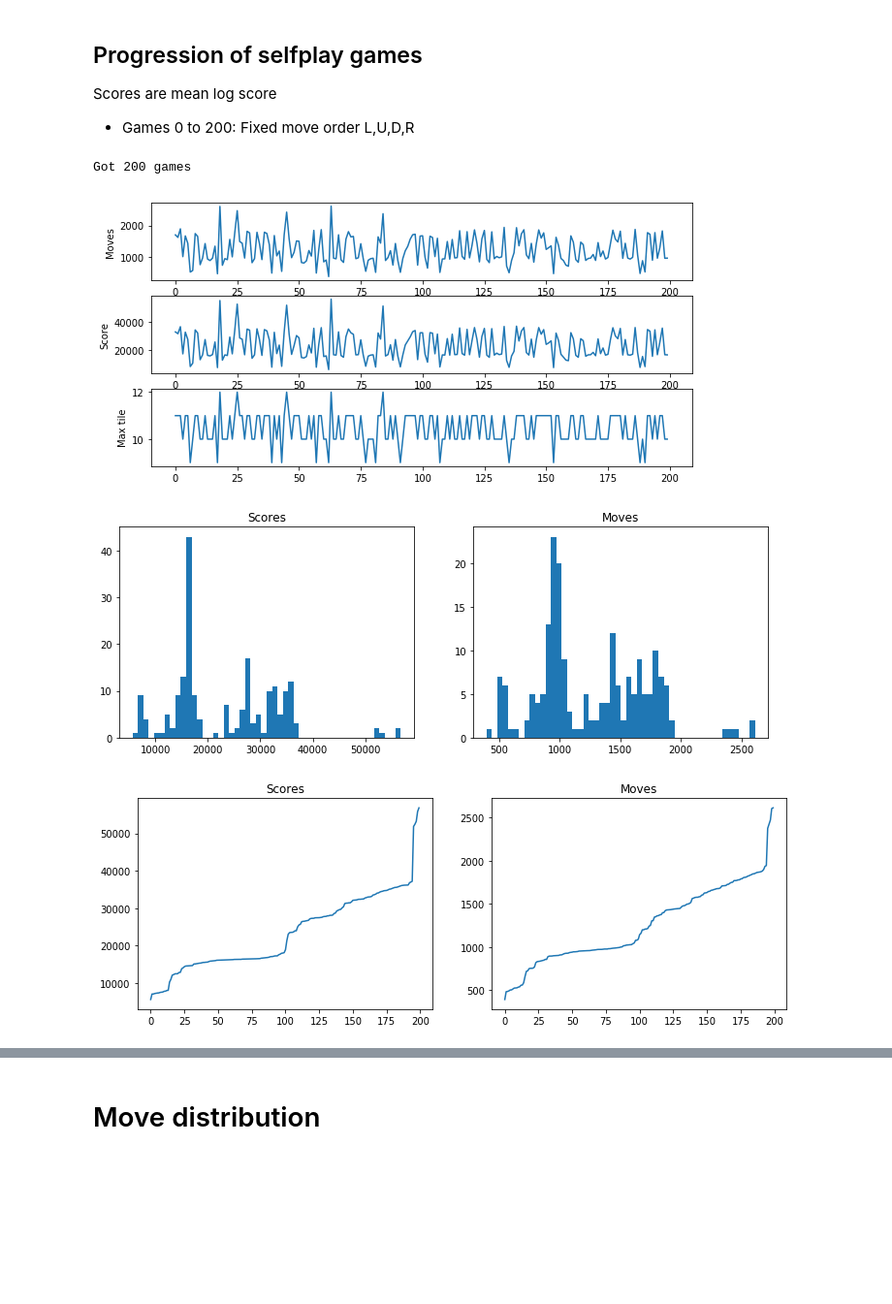
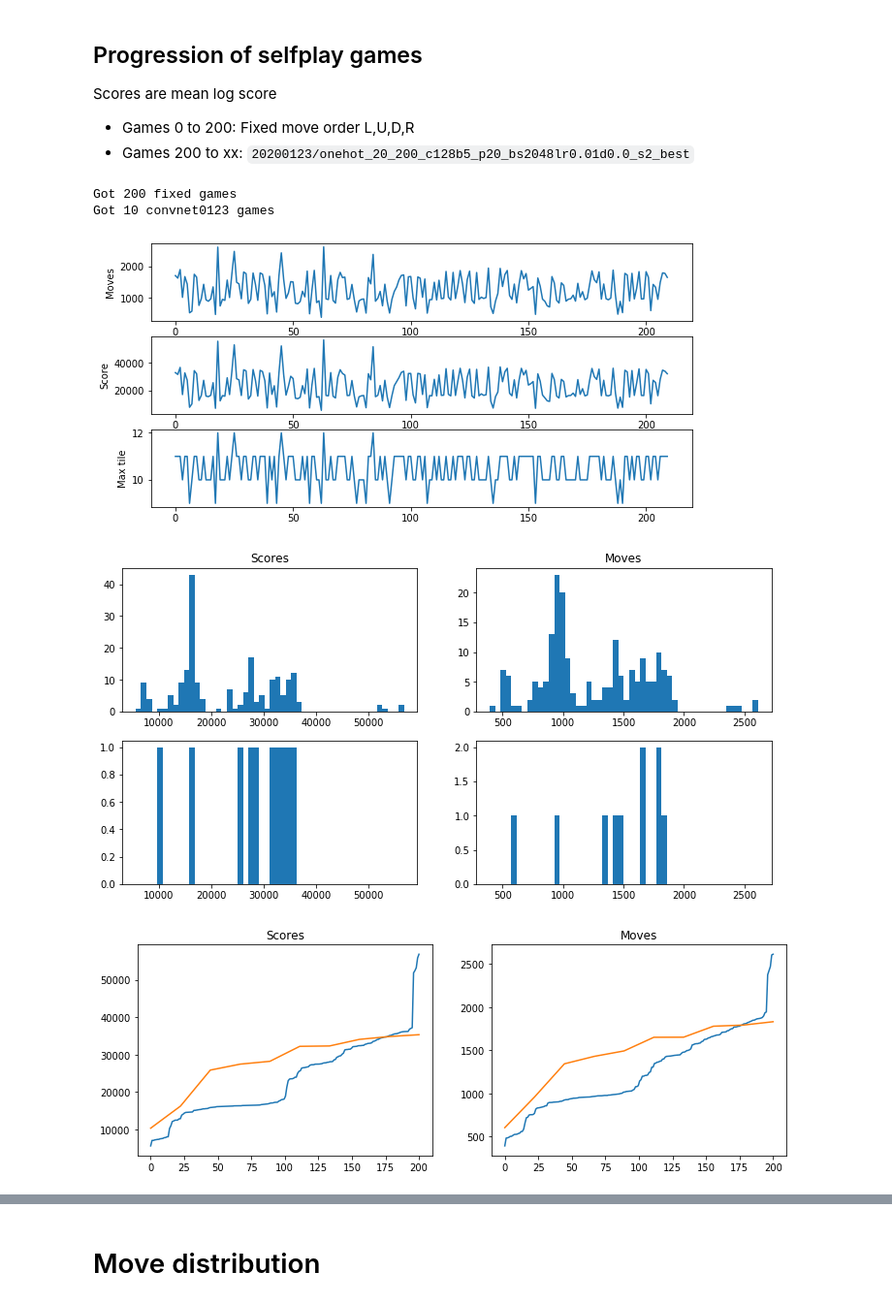
Before and after one commit to fqjin/2048NN, a Jupyter notebook: notebooks/progress.ipynb, the cells around one changed output, grey strips where cells are left out. Shown at 97% size. Drawn from its saved outputs; the diff is of its cells as text; code cells hidden in the pictures; blank space fills up the shorter version.

Commit message:
Progress report: 10 selfplay games with convnet

```diff
--- a/notebooks/progress.ipynb
+++ b/notebooks/progress.ipynb
@@ -2,6 +2,7 @@
 ## Progression of selfplay games
 Scores are mean log score
 * Games 0 to 200: Fixed move order L,U,D,R
+* Games 200 to xx: `20200123/onehot_20_200_c128b5_p20_bs2048lr0.01d0.0_s2_best`
 # %%
 import os
 import numpy as np
@@ -20,20 +21,38 @@ indices = []
 moves = []
 scores = []
 tiles = []
+move_dir = []
 i = 0
 while True:
     try:
-        x = np.load('fixed'+str(i).zfill(5)+'.npz')
+        x = np.load('fixed/fixed'+str(i).zfill(5)+'.npz')
         indices.append(i)
         moves.append(len(x['boards']))
         scores.append(x['score'])
         tiles.append(get_max(x['boards'][-1].item()))
+        move_dir.append(np.argsort(x['results'], axis=1)[:, -1])
         i += 1
     except FileNotFoundError:
-        print('Got {} games'.format(i))
+        print('Got {} fixed games'.format(i))
         break
+
+i_fixed = i
+i = 0
+while True:
+    try:
+        x = np.load('convnet0123/'+str(i).zfill(5)+'.npz')
+        indices.append(i+i_fixed)
+        moves.append(len(x['boards']))
+        scores.append(x['score'])
+        tiles.append(get_max(x['boards'][-1].item()))
+        move_dir.append(np.argsort(x['results'], axis=1)[:, -1])
+        i += 1
+    except FileNotFoundError:
+        print('Got {} convnet0123 games'.format(i))
+        break
 # %% [output]
-Got 200 games
+Got 200 fixed games
+Got 10 convnet0123 games
 # %%
 plt.subplots(figsize=(10, 5))
 plt.subplot(311)
@@ -47,28 +66,31 @@ plt.plot(indices, tiles)
 plt.ylabel('Max tile')
 plt.show()
 # %% [output]
-[figure, old version]
+[figure, new version]
 # %%
 xscore = (min(scores), max(scores))
 xmoves = (min(moves), max(moves))
-plt.figure(figsize=(12,4))
-plt.subplot(1,2,1)
-plt.hist(scores, range=xscore, bins=50)
-plt.title('Scores')
-plt.subplot(1,2,2)
-plt.hist(moves, range=xmoves, bins=50)
-plt.title('Moves')
+plt.figure(figsize=(12,6))
+for i, j in zip(range(2), (0, 200)):
+    plt.subplot(2,2,1+2*i)
+    plt.hist(scores[j:j+200], range=xscore, bins=50)
+    if not i: plt.title('Scores')
+    plt.subplot(2,2,2+2*i)
+    plt.hist(moves[j:j+200], range=xmoves, bins=50)
+    if not i: plt.title('Moves')
 plt.show()
 # %% [output]
-[figure, old version]
+[figure, new version]
 # %%
 plt.figure(figsize=(12,4))
 plt.subplot(1,2,1)
-plt.plot(sorted(scores))
+for j in (0, 200):
+    plt.plot(np.linspace(0, 200, len(moves[j:j+200])), sorted(scores[j:j+200]))
 plt.title('Scores')
 plt.subplot(1,2,2)
-plt.plot(sorted(moves))
+for j in (0, 200):
+    plt.plot(np.linspace(0, 200, len(moves[j:j+200])), sorted(moves[j:j+200]))
 plt.title('Moves')
 plt.show()
 # %% [output]
-[figure, old version]
+[figure, new version]
```
Also changed, not shown: parts of 12 cells of this notebook, 4 other files.
